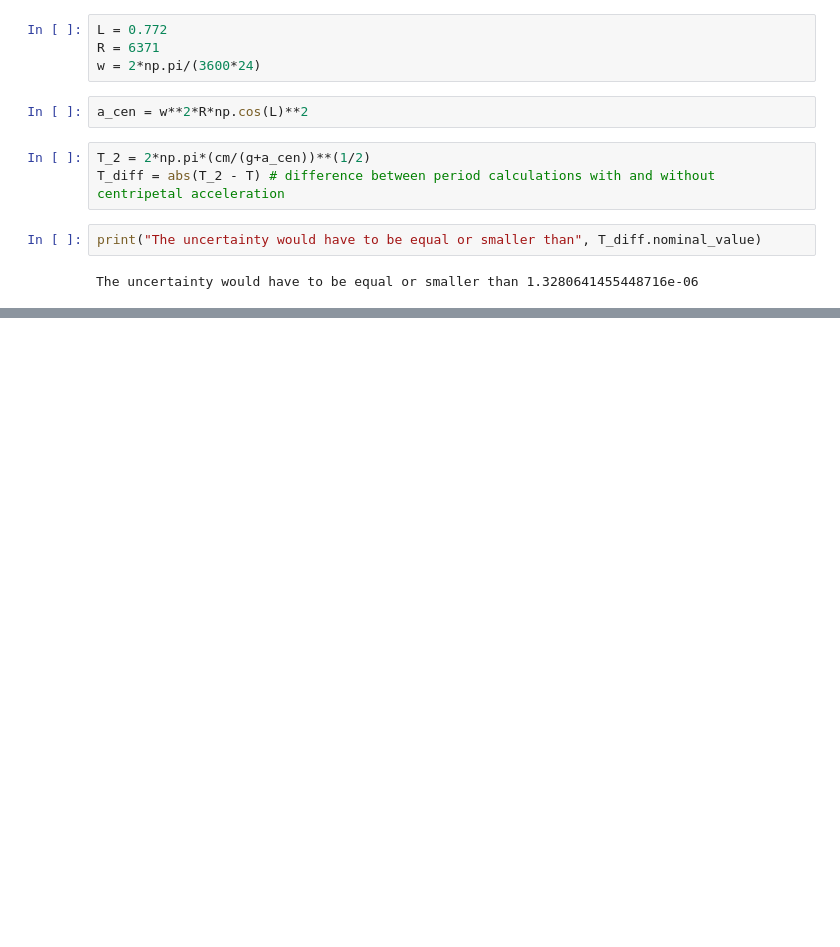
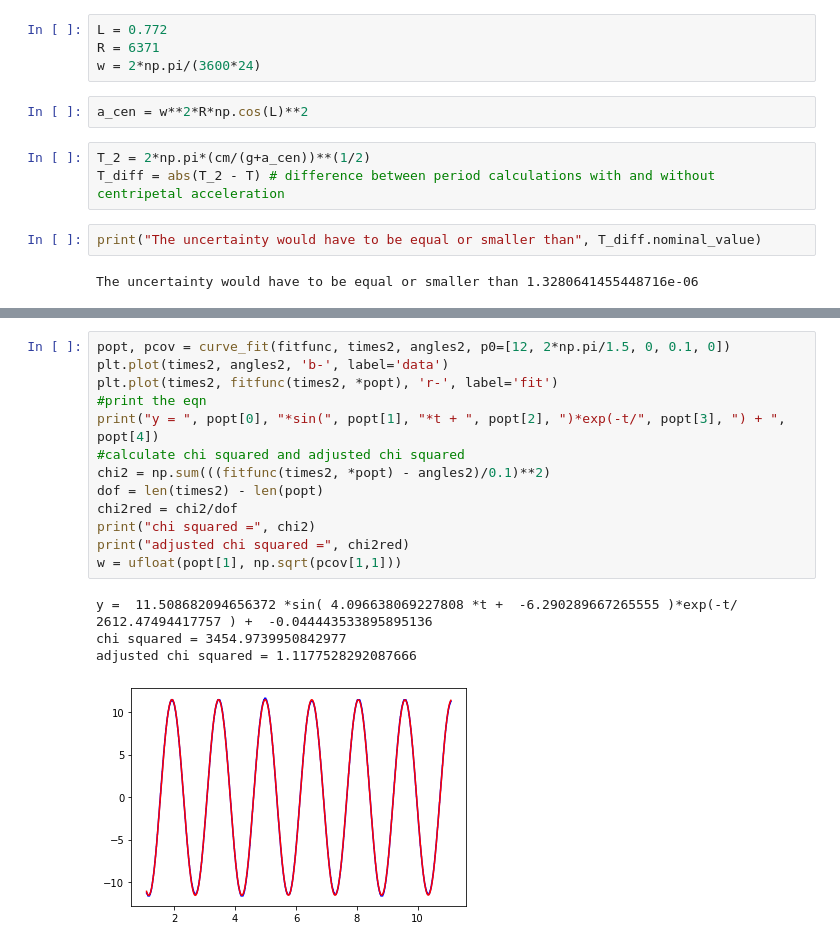
Before and after one commit to Shaquible/ENPH-353, a Jupyter notebook: 353Lab1 (1).ipynb, the cells around one changed output, grey strips where cells are left out. Saved outputs shown, nothing was run; the diff lists cells and outputs as text; blank space fills up the shorter version.

```diff
--- a/353Lab1 (1).ipynb
+++ b/353Lab1 (1).ipynb
@@ -97,0 +167,18 @@ a_cen
+# %%
+popt, pcov = curve_fit(fitfunc, times2, angles2, p0=[12, 2*np.pi/1.5, 0, 0.1, 0])
+plt.plot(times2, angles2, 'b-', label='data')
+plt.plot(times2, fitfunc(times2, *popt), 'r-', label='fit')
+#print the eqn
+print("y = ", popt[0], "*sin(", popt[1], "*t + ", popt[2], ")*exp(-t/", popt[3], ") + ", popt[4])
+#calculate chi squared and adjusted chi squared
+chi2 = np.sum(((fitfunc(times2, *popt) - angles2)/0.1)**2)
+dof = len(times2) - len(popt)
+chi2red = chi2/dof
+print("chi squared =", chi2)
+print("adjusted chi squared =", chi2red)
+w = ufloat(popt[1], np.sqrt(pcov[1,1]))
+# %% [output]
+y =  11.508682094656372 *sin( 4.096638069227808 *t +  -6.290289667265555 )*exp(-t/ 2612.47494417757 ) +  -0.044443533895895136
+chi squared = 3454.9739950842977
+adjusted chi squared = 1.1177528292087666
+[figure, added]
```
Also changed, not shown: parts of 25 cells of this notebook, 7 other files.
